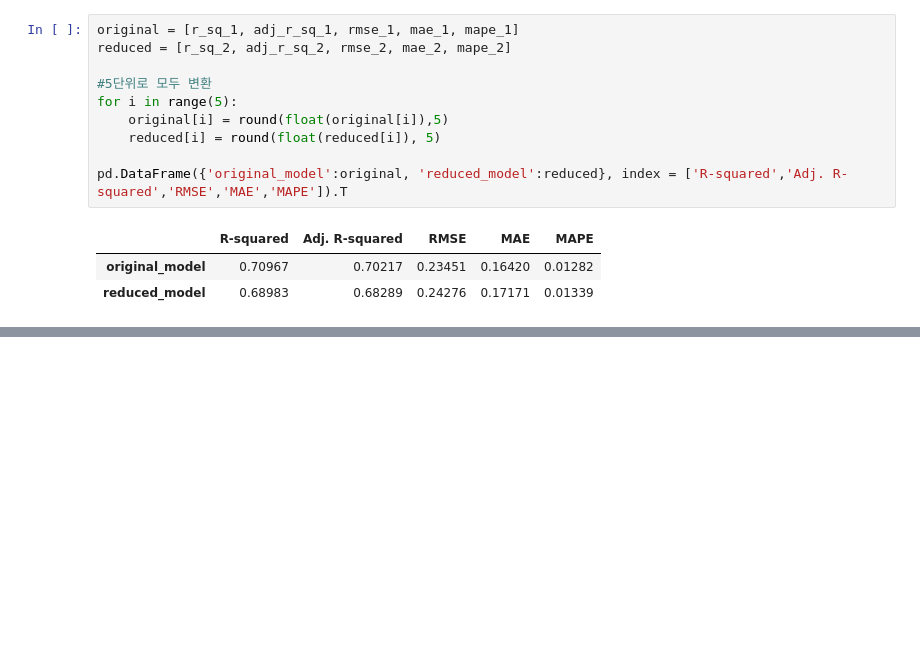
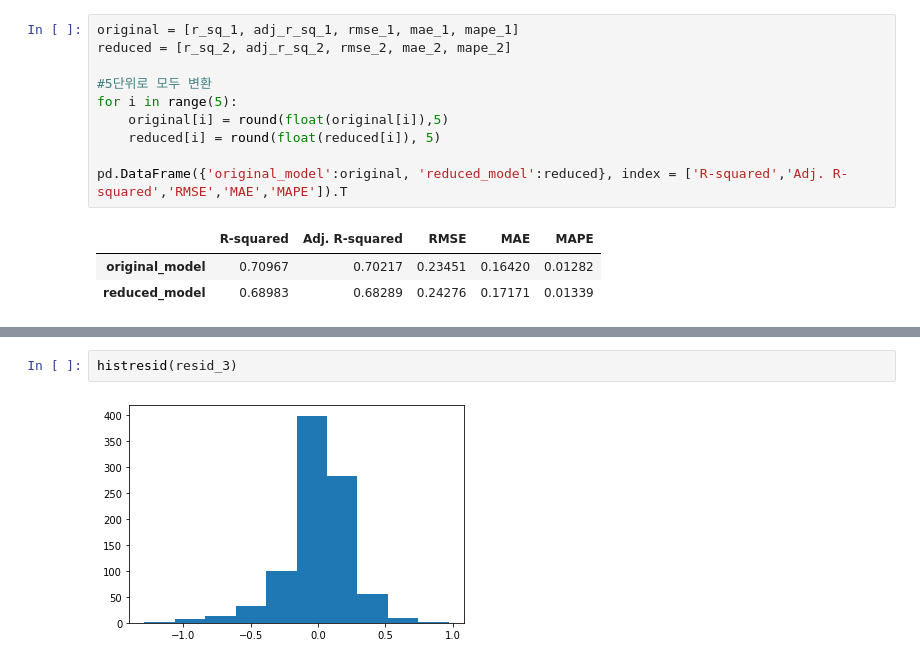
Before and after one commit to umkiyoung/MultivariateAnalysis, a Jupyter notebook: Assignments/Assignment_1/MLR.ipynb, the cells around one changed output, grey strips where cells are left out. Saved outputs shown, nothing was run; the diff lists cells and outputs as text; blank space fills up the shorter version.

```diff
--- a/Assignments/Assignment_1/MLR.ipynb
+++ b/Assignments/Assignment_1/MLR.ipynb
@@ -1062,0 +1146,4 @@ pd.DataFrame({'original_model':original, 'reduced_model':reduced}, index = ['R-s
+# %%
+histresid(resid_3)
+# %% [output]
+[figure, added]
```
Also changed, not shown: parts of 14 cells of this notebook.
